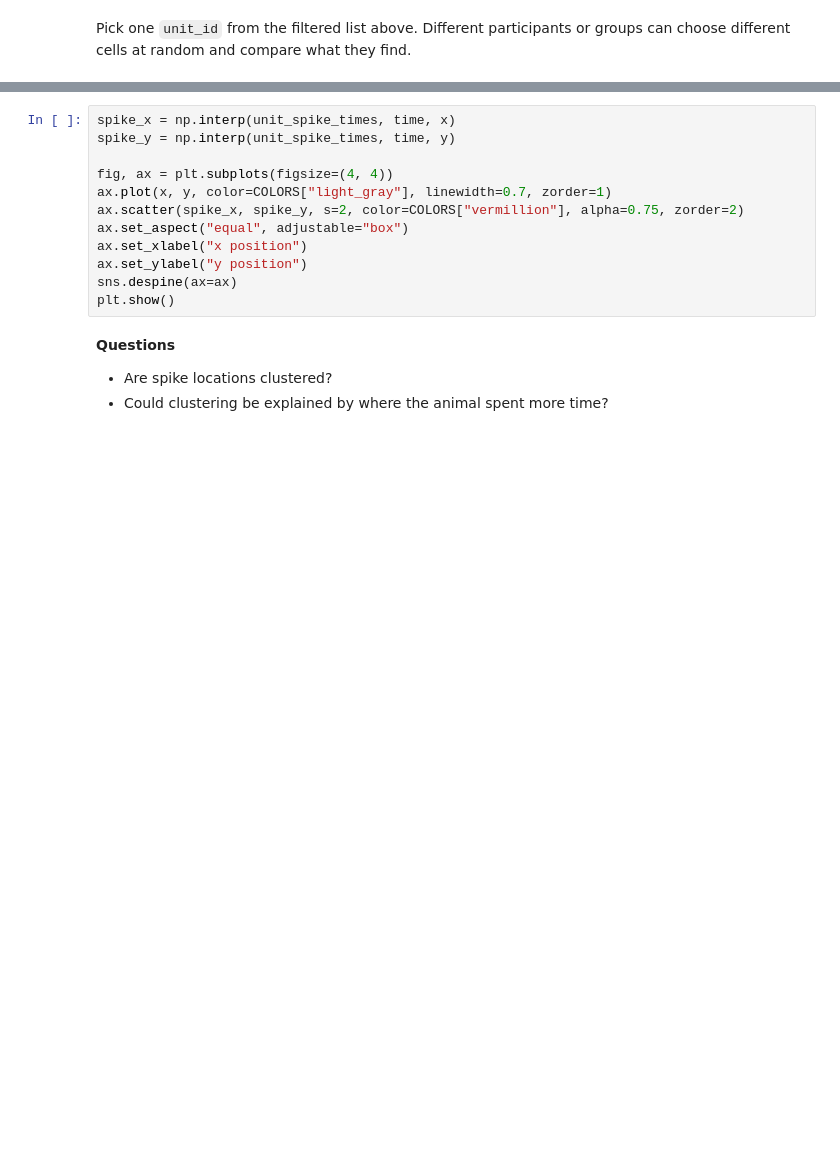
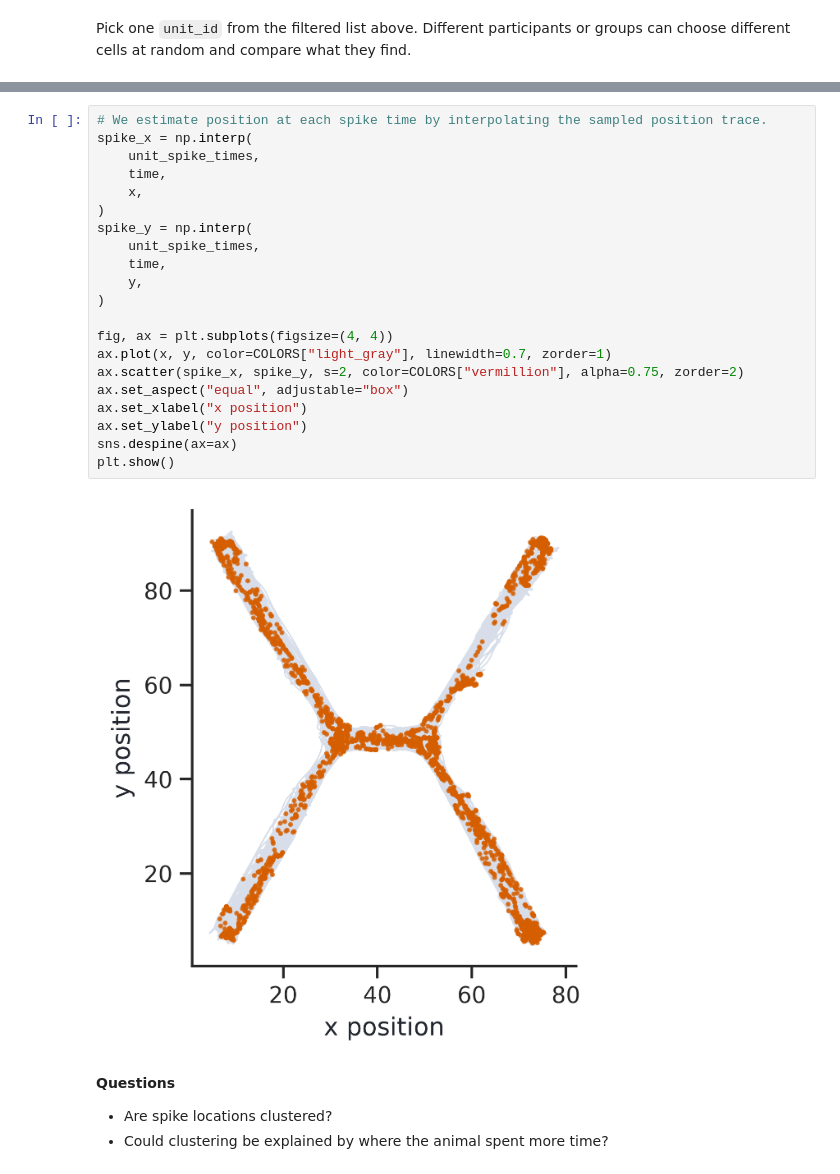
Before and after one commit to anirudh073/camp2026, a Jupyter notebook: camp-tutorials/01-open-data-exploration.ipynb, the cells around one changed output, grey strips where cells are left out. Drawn from its saved outputs; the diff is of its cells as text; blank space fills up the shorter version.

```diff
--- a/camp-tutorials/01-open-data-exploration.ipynb
+++ b/camp-tutorials/01-open-data-exploration.ipynb
@@ -636,15 +679,26 @@ Spike times and position samples are measured on different time grids. Interpola
 # %%
-spike_x = np.interp(unit_spike_times, time, x)
-spike_y = np.interp(unit_spike_times, time, y)
+# We estimate position at each spike time by interpolating the sampled position trace.
+spike_x = np.interp(
+    unit_spike_times,
+    time,
+    x,
+)
+spike_y = np.interp(
+    unit_spike_times,
+    time,
+    y,
+)
 
 fig, ax = plt.subplots(figsize=(4, 4))
 ax.plot(x, y, color=COLORS["light_gray"], linewidth=0.7, zorder=1)
 ax.scatter(spike_x, spike_y, s=2, color=COLORS["vermillion"], alpha=0.75, zorder=2)
 ax.set_aspect("equal", adjustable="box")
 ax.set_xlabel("x position")
 ax.set_ylabel("y position")
 sns.despine(ax=ax)
 plt.show()
+# %% [output]
+[figure, added]
 # %% [markdown]
 **Questions**
 
```
Also changed, not shown: parts of 18 cells of this notebook, 1 other file.
